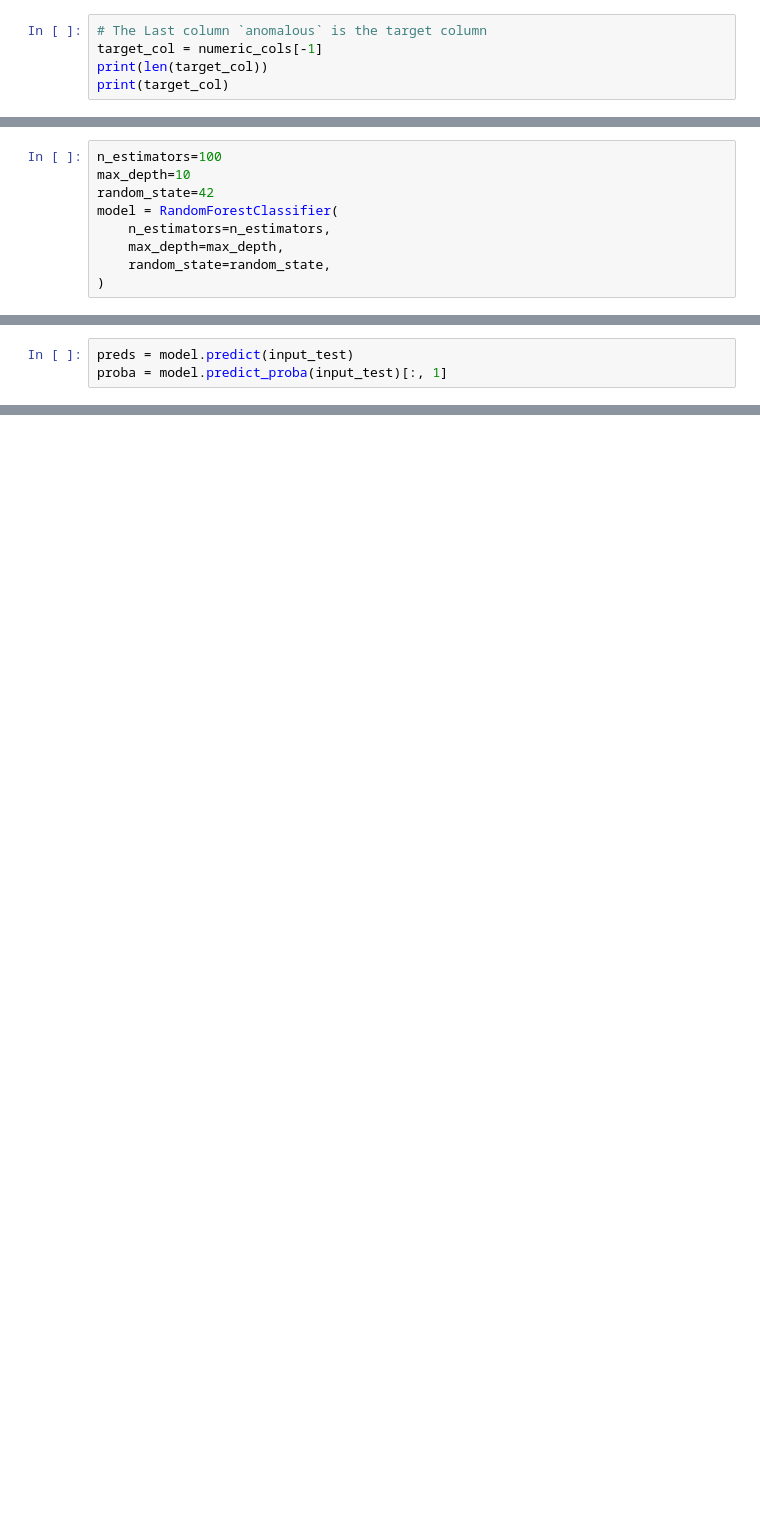
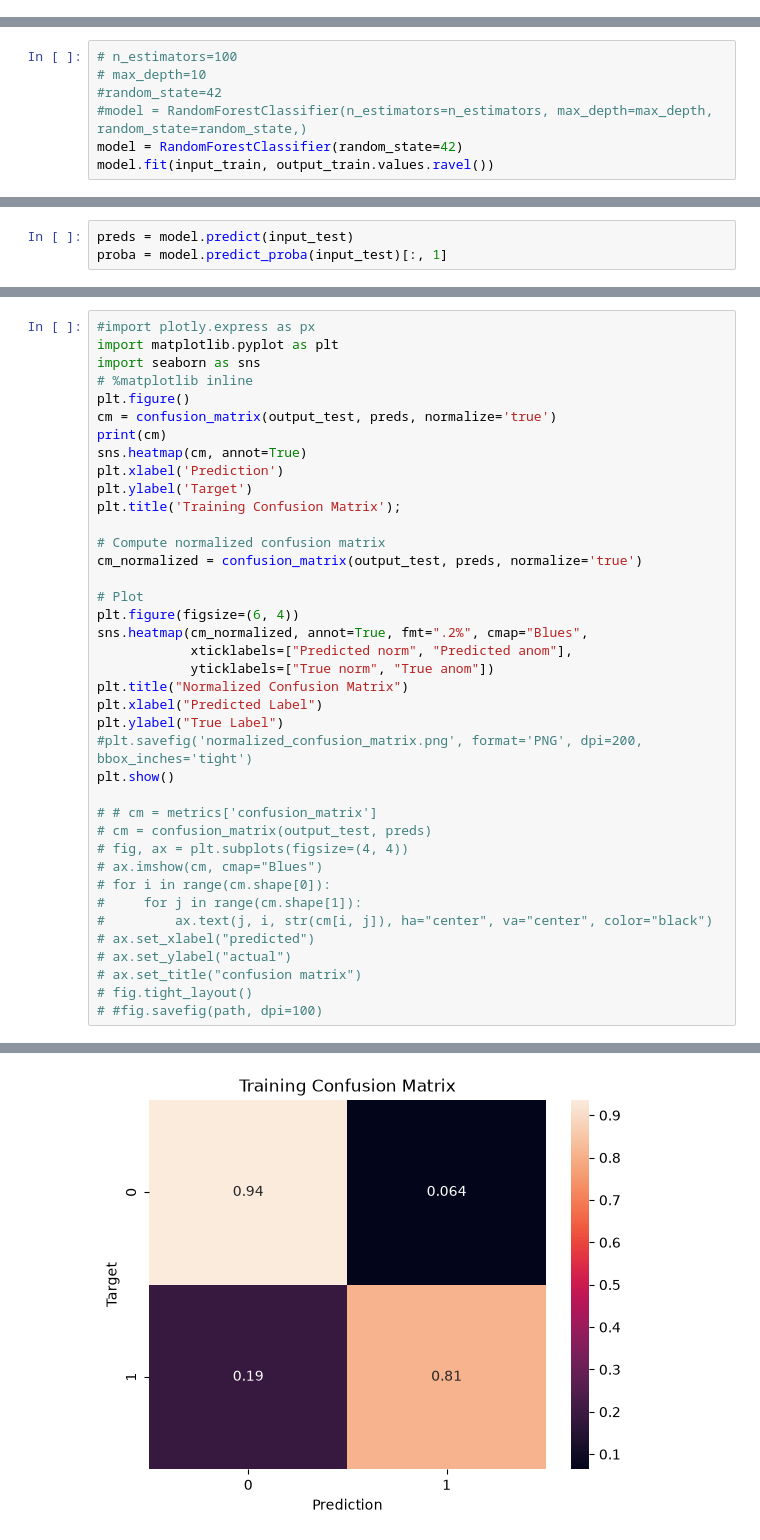
Before and after one commit to arkb2023/mlhttp, a Jupyter notebook: notebooks/evaluate.ipynb, the cells around one changed output, grey strips where cells are left out. Saved outputs shown, nothing was run; the diff lists cells and outputs as text; blank space fills up the shorter version.

Commit message:
basic evaluation and metrics

```diff
--- a/notebooks/evaluate.ipynb
+++ b/notebooks/evaluate.ipynb
@@ -86,5 +89,0 @@ print(train_cols)
-# %%
-# The Last column `anomalous` is the target column
-target_col = numeric_cols[-1]
-print(len(target_col))
-print(target_col)
@@ -182,9 +159,7 @@ Name: anomalous, Length: 18320, dtype: int64
 # %%
-n_estimators=100
-max_depth=10
-random_state=42
-model = RandomForestClassifier(
-    n_estimators=n_estimators,
-    max_depth=max_depth,
-    random_state=random_state,
-)
+# n_estimators=100
+# max_depth=10
+#random_state=42
+#model = RandomForestClassifier(n_estimators=n_estimators, max_depth=max_depth, random_state=random_state,)
+model = RandomForestClassifier(random_state=42)
+model.fit(input_train, output_train.values.ravel())
@@ -258,0 +302,40 @@ metrics = {
+# %%
+#import plotly.express as px
+import matplotlib.pyplot as plt
+import seaborn as sns
+# %matplotlib inline
+plt.figure()
+cm = confusion_matrix(output_test, preds, normalize='true')
+print(cm)
+sns.heatmap(cm, annot=True)
+plt.xlabel('Prediction')
+plt.ylabel('Target')
+plt.title('Training Confusion Matrix');
+
+# Compute normalized confusion matrix
+cm_normalized = confusion_matrix(output_test, preds, normalize='true')
+
+# Plot
+plt.figure(figsize=(6, 4))
+sns.heatmap(cm_normalized, annot=True, fmt=".2%", cmap="Blues",
+            xticklabels=["Predicted norm", "Predicted anom"],
+            yticklabels=["True norm", "True anom"])
+plt.title("Normalized Confusion Matrix")
+plt.xlabel("Predicted Label")
+plt.ylabel("True Label")
+#plt.savefig('normalized_confusion_matrix.png', format='PNG', dpi=200, bbox_inches='tight')
+plt.show()
+
+# # cm = metrics['confusion_matrix']
+# cm = confusion_matrix(output_test, preds)
+# fig, ax = plt.subplots(figsize=(4, 4))
+# ax.imshow(cm, cmap="Blues")
+# for i in range(cm.shape[0]):
+#     for j in range(cm.shape[1]):
+#         ax.text(j, i, str(cm[i, j]), ha="center", va="center", color="black")
+# ax.set_xlabel("predicted")
+# ax.set_ylabel("actual")
+# ax.set_title("confusion matrix")
+# fig.tight_layout()
+# #fig.savefig(path, dpi=100)
+# %% [output]
@@ -258,0 +344 @@ metrics = {
+[figure, added]
```
Also changed, not shown: parts of 42 cells of this notebook.
